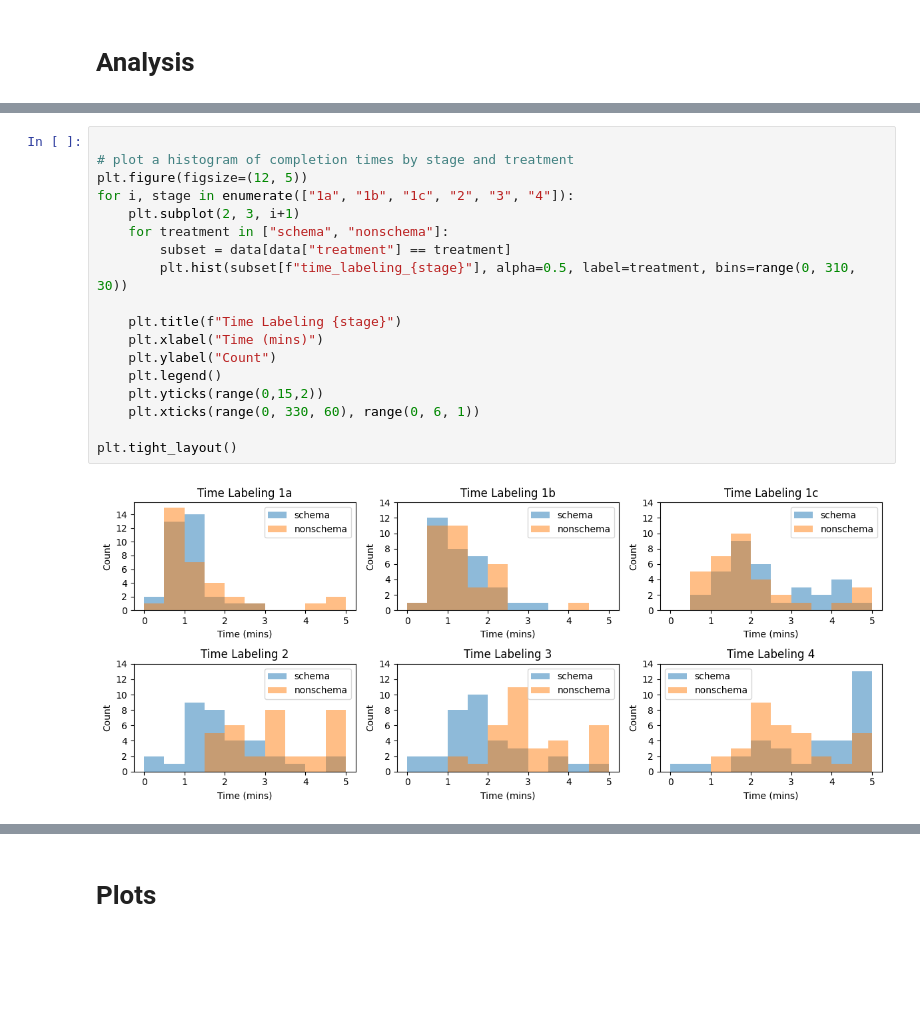
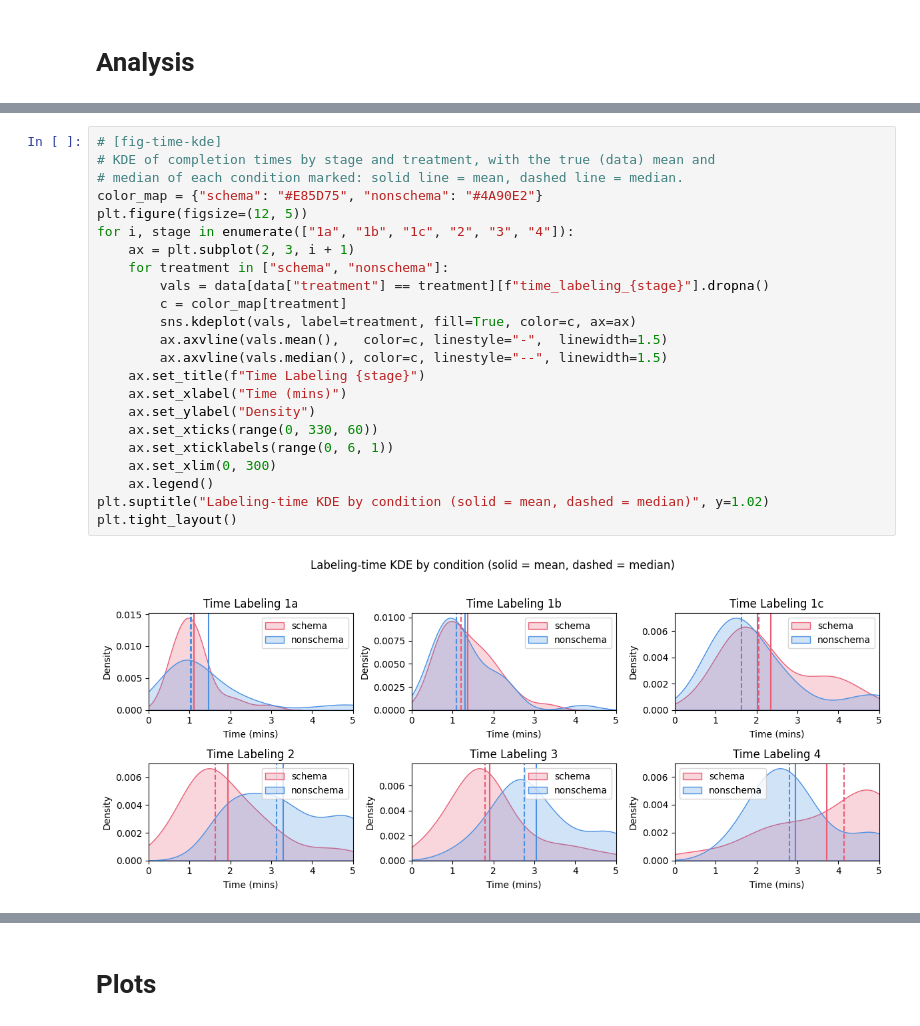
Before and after one commit to JamesPHoughton/organizational-schema-formation, a Jupyter notebook: analysis/study_1_analysis.ipynb, the cells around one changed output, grey strips where cells are left out. Saved outputs shown, nothing was run; the diff lists cells and outputs as text; blank space fills up the shorter version.

```diff
--- a/analysis/study_1_analysis.ipynb
+++ b/analysis/study_1_analysis.ipynb
@@ -825,22 +878,27 @@ Mean difference (schema - nonschema): -1.33
 CI includes 0? False
 [figure]
 # %%
-
-# plot a histogram of completion times by stage and treatment
+# [fig-time-kde]
+# KDE of completion times by stage and treatment, with the true (data) mean and
+# median of each condition marked: solid line = mean, dashed line = median.
+color_map = {"schema": "#E85D75", "nonschema": "#4A90E2"}
 plt.figure(figsize=(12, 5))
 for i, stage in enumerate(["1a", "1b", "1c", "2", "3", "4"]):
-    plt.subplot(2, 3, i+1)
+    ax = plt.subplot(2, 3, i + 1)
     for treatment in ["schema", "nonschema"]:
-        subset = data[data["treatment"] == treatment]
-        plt.hist(subset[f"time_labeling_{stage}"], alpha=0.5, label=treatment, bins=range(0, 310, 30))
-
-    plt.title(f"Time Labeling {stage}")
-    plt.xlabel("Time (mins)")
-    plt.ylabel("Count")
-    plt.legend()
-    plt.yticks(range(0,15,2))
-    plt.xticks(range(0, 330, 60), range(0, 6, 1))
-
+        vals = data[data["treatment"] == treatment][f"time_labeling_{stage}"].dropna()
+        c = color_map[treatment]
+        sns.kdeplot(vals, label=treatment, fill=True, color=c, ax=ax)
+        ax.axvline(vals.mean(),   color=c, linestyle="-",  linewidth=1.5)
+        ax.axvline(vals.median(), color=c, linestyle="--", linewidth=1.5)
+    ax.set_title(f"Time Labeling {stage}")
+    ax.set_xlabel("Time (mins)")
+    ax.set_ylabel("Density")
+    ax.set_xticks(range(0, 330, 60))
+    ax.set_xticklabels(range(0, 6, 1))
+    ax.set_xlim(0, 300)
+    ax.legend()
+plt.suptitle("Labeling-time KDE by condition (solid = mean, dashed = median)", y=1.02)
 plt.tight_layout()
 # %% [output]
-[figure, old version]
+[figure, new version]
```
Also changed, not shown: parts of 71 cells of this notebook.
